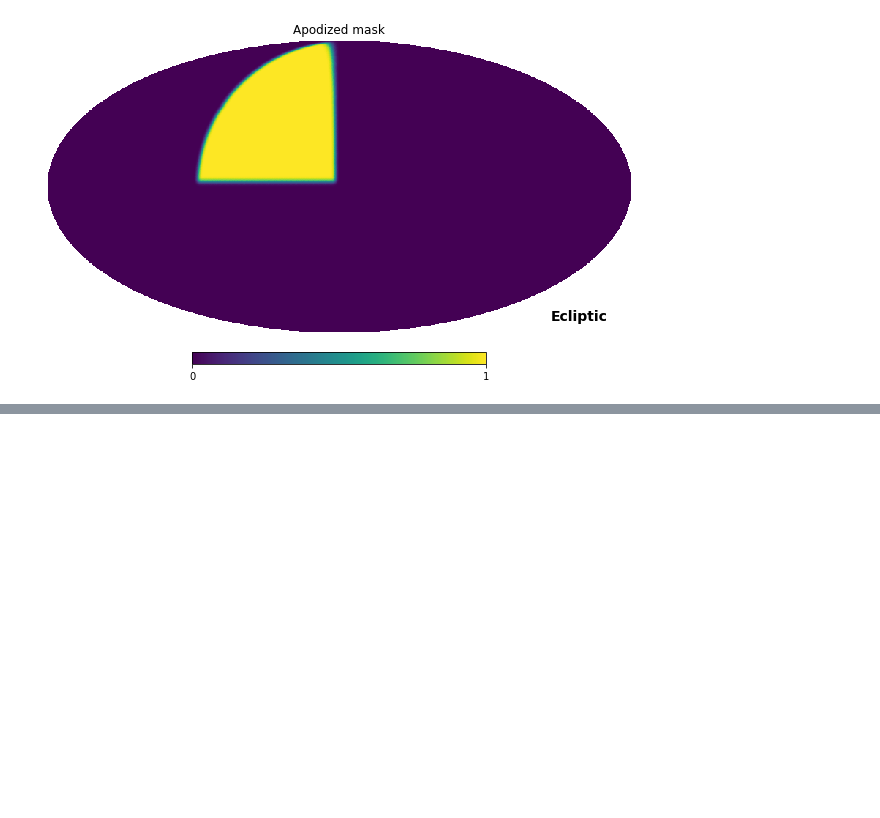
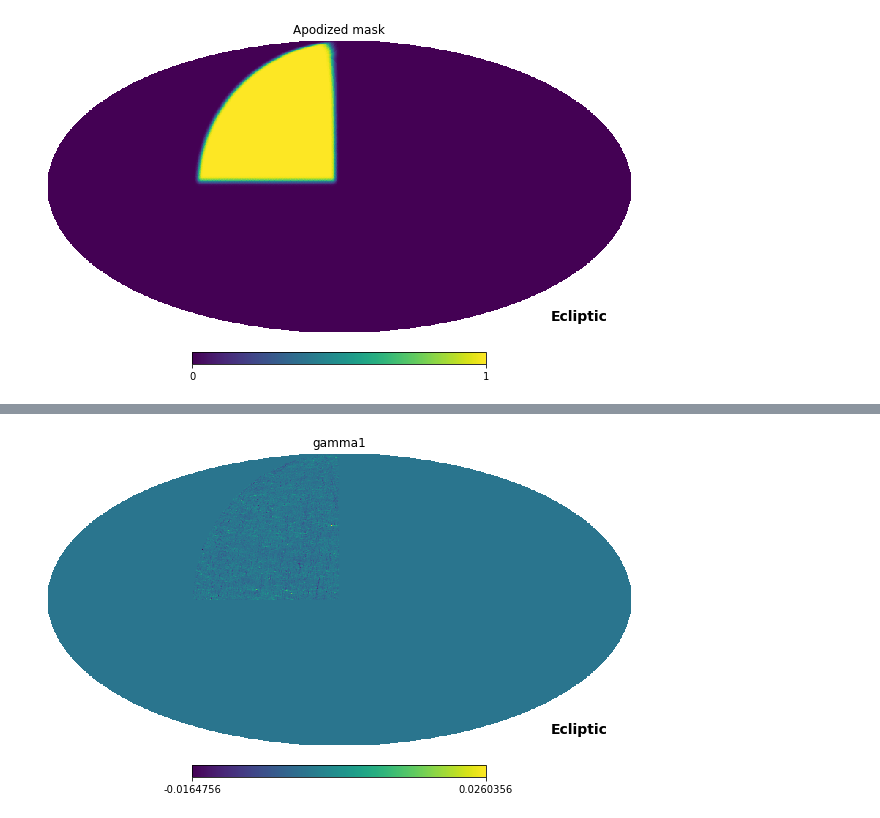
Before and after one commit to LSSTDESC/SkySim5000_IA_infusion, a Jupyter notebook: NaMaster.ipynb, the cells around one changed output, grey strips where cells are left out. Cells and saved outputs as stored; diff of their text form; code cells hidden in the pictures; blank space fills up the shorter version.

```diff
--- a/NaMaster.ipynb
+++ b/NaMaster.ipynb
@@ -8,7 +8,7 @@ Populating the interactive namespace from numpy and matplotlib
 # %%
 mask = hp.read_map("/global/homes/j/jharno/IA-infusion/SkySim5000/FullSky_weight.fits")
 #Downgrading mask to reasonable size
-mask = hp.ud_grade(mask, 512)
+mask = hp.ud_grade(mask, 256)
 # %%
 # Read mask and apodize it on a scale of ~1deg
 mask = nmt.mask_apodization(mask, 1., apotype="Smooth")
@@ -21,6 +21,6 @@ plt.show()
 from astropy.table import Table
 # Cool, so now, we need to load a catalog and bin it into healpix maps
 catalog = Table.read('/global/cscratch1/sd/jharno/IA_Infusion/GalCat_tomo1_All_0.06GpAM_RA_Dec_g1_g2_w_den_Sij.dat',
-                     format='ascii')
+                     format='ascii', descriptions=['ra_deg', 'dec_deg', 'shear1', 'shear2', 'weight', 'z_true', 'delta', 's11', 's22', 's12'])
 # %%
-catalog
+pixels = hp.ang2pix(256, catalog['col1'], catalog['col2'], lonlat=True)
@@ -46,0 +27,19 @@ Table length=1113829
+# %%
+gamma1_map = np.zeros_like(mask)
+gamma2_map = np.zeros_like(mask)
+counts_map = np.zeros_like(mask)
+
+
+from tqdm import tqdm
+for i in tqdm(range(len(catalog))):
+    gamma1_map[pixels[i]] += catalog['col3'][i]
+    gamma2_map[pixels[i]] += catalog['col4'][i]
+    counts_map[pixels[i]] += 1.
+
+gamma1_map[counts_map >0] /= counts_map[counts_map >0]
+gamma2_map[counts_map >0] /= counts_map[counts_map >0]
+# %%
+hp.mollview(gamma1_map, coord=['E', 'E'], title='gamma1')
+plt.show()
+# %% [output]
+[figure, added]
```
Also changed, not shown: parts of 12 cells of this notebook.
